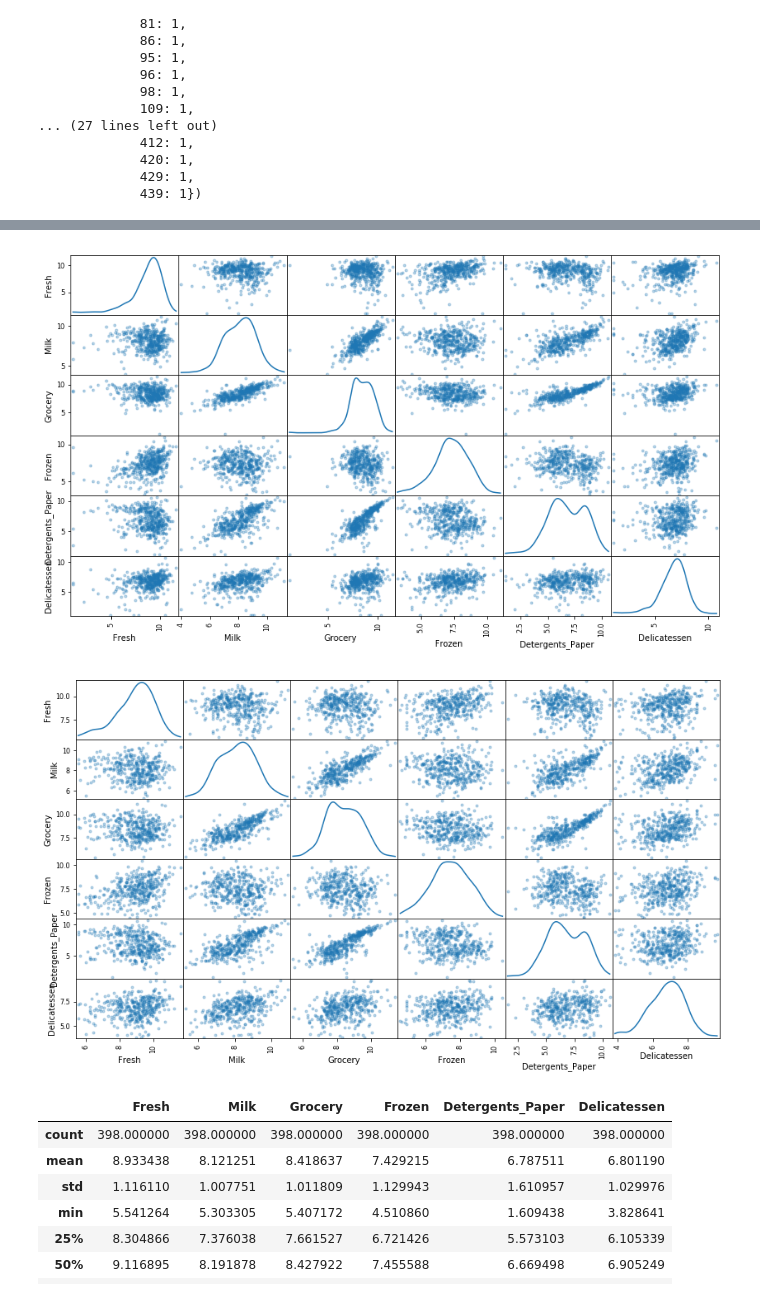
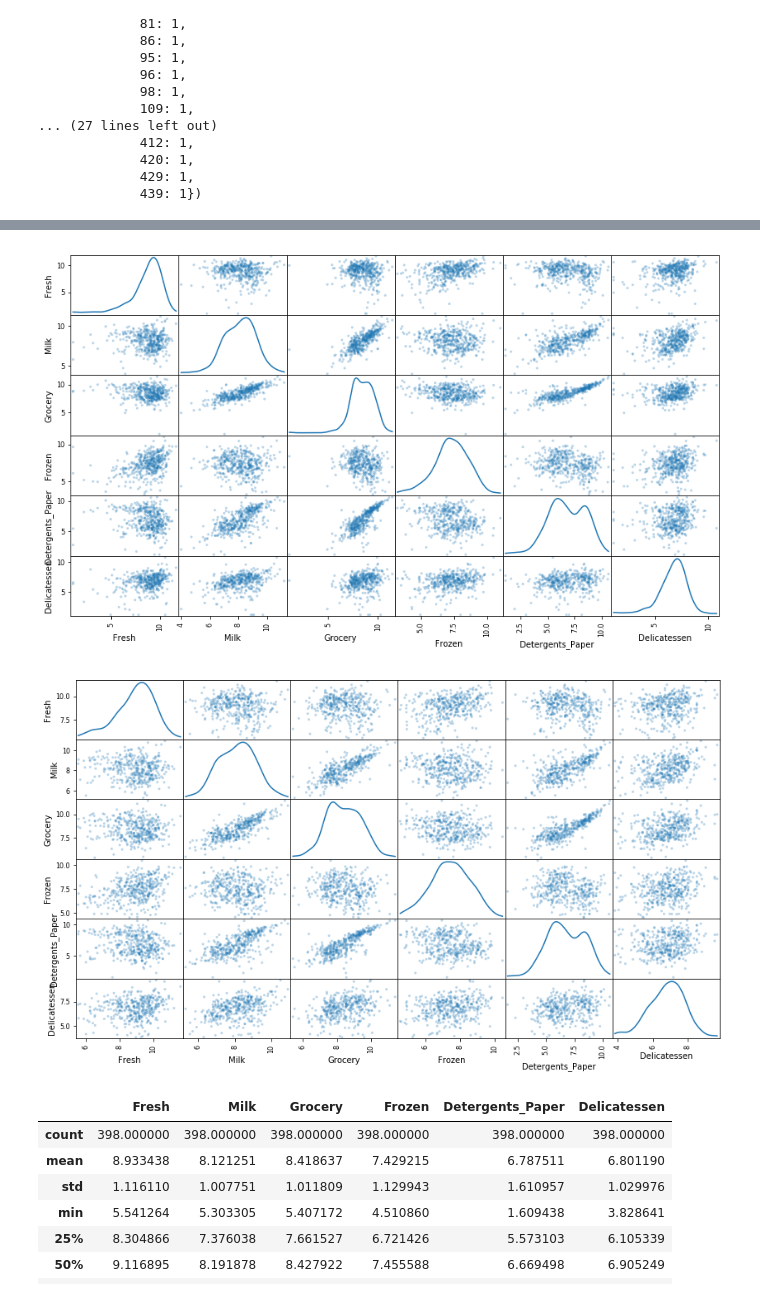
Before and after one commit to Jetafull/machine-learning, a Jupyter notebook: projects/customer_segments/customer_segments.ipynb, the cells around one changed output, grey strips where cells are left out. Drawn from its saved outputs; the diff is of its cells as text; code cells hidden in the pictures.

```diff
--- a/projects/customer_segments/customer_segments.ipynb
+++ b/projects/customer_segments/customer_segments.ipynb
@@ -354,11 +375,13 @@ data.iloc[[65, 66, 75, 128, 154]]
 # %%
-pd.scatter_matrix(log_data, alpha=0.3, figsize=(14, 8), diagonal='kde');
+pd.plotting.scatter_matrix(log_data, alpha=0.3,
+                           figsize=(14, 8), diagonal='kde');
 # %% [output]
-[figure, old version]
+[figure, new version]
 # %%
-pd.scatter_matrix(good_data, alpha = 0.3, figsize = (14,8), diagonal = 'kde');
+pd.plotting.scatter_matrix(good_data, alpha = 0.3,
+                           figsize = (14,8), diagonal = 'kde');
 # %% [output]
-[figure, old version]
+[figure, new version]
 # %%
 good_data.describe()
 # %% [output]
```
Also changed, not shown: parts of 14 cells of this notebook, 1 other file.
